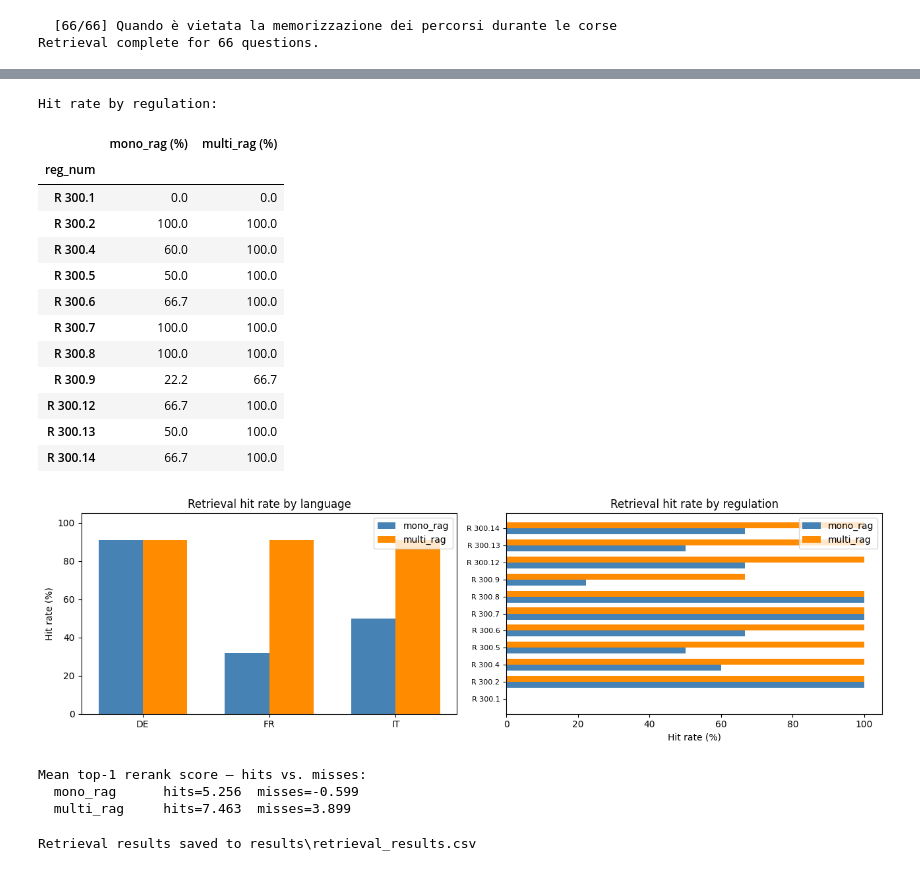
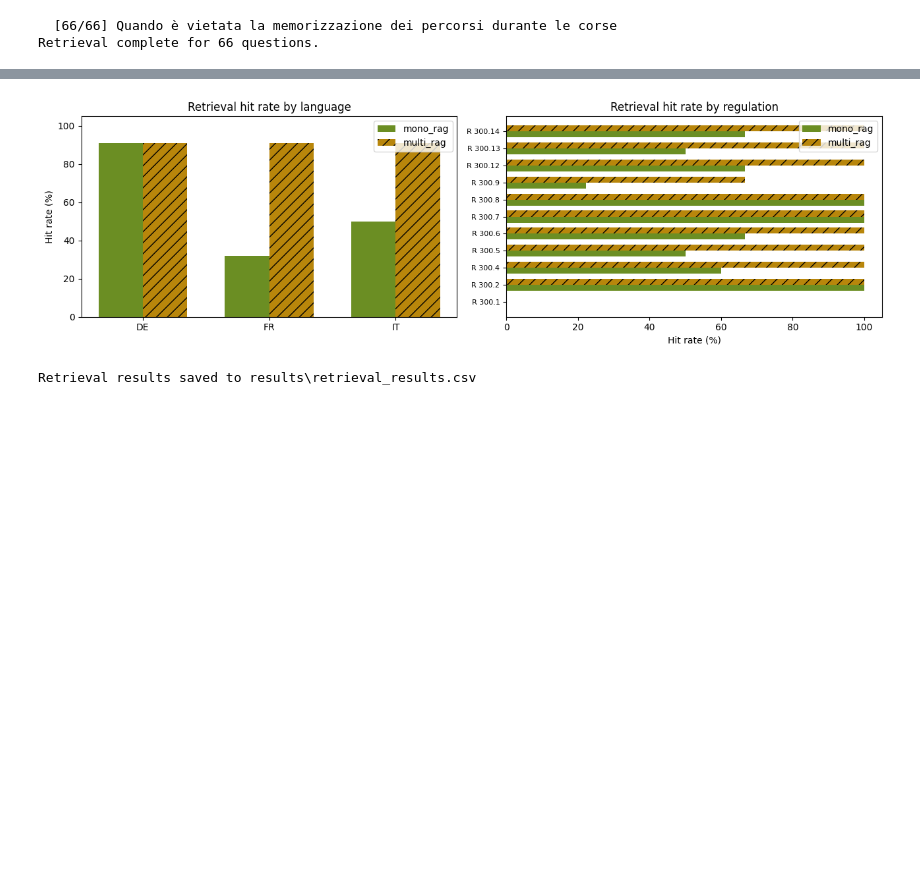
Before and after one commit to WpnSta/CAS_Project_tRAG, a Jupyter notebook: notebooks/evaluation.ipynb, the cells around one changed output, grey strips where cells are left out. Cells and saved outputs as stored; diff of their text form; code cells hidden in the pictures; blank space fills up the shorter version.

```diff
--- a/notebooks/evaluation.ipynb
+++ b/notebooks/evaluation.ipynb
@@ -209,49 +270,18 @@ Retrieval complete for 66 questions.
 # %%
-if not RUN_RETRIEVAL:
-    print("RUN_RETRIEVAL is False — skipping.")
-else:
-    n = len(df_retr)
+# Charts
+fig, axes = plt.subplots(1, 2, figsize=(13, 4))
+langs = lang_r.index.tolist(); x = np.arange(len(langs)); w = 0.35
+axes[0].bar(x - w/2, lang_r["mono_rag (%)"],  w, label="mono_rag",  color="olivedrab")
+axes[0].bar(x + w/2, lang_r["multi_rag (%)"], w, label="multi_rag", color="darkgoldenrod", hatch="//")
+axes[0].set_xticks(x); axes[0].set_xticklabels([l.upper() for l in langs])
+axes[0].set_ylabel("Hit rate (%)"); axes[0].set_ylim(0, 105)
+axes[0].set_title("Retrieval hit rate by language"); axes[0].legend()
 
-    # Overall hit rate
-    print(f"{'Setup':<12} {'Hits':>6} {'Total':>6} {'Hit rate':>10}")
-    print("-" * 38)
-    for setup, col in [("mono_rag", "hit_mono"), ("multi_rag", "hit_multi")]:
-        hits = int(df_retr[col].sum())
-        print(f"{setup:<12} {hits:>6} {n:>6} {100*hits/n:>9.1f}%")
-
-    # By language
-    lang_r = df_retr.groupby("Language")[["hit_mono", "hit_multi"]].mean() * 100
-    lang_r.columns = ["mono_rag (%)", "multi_rag (%)"]
-    print("\nHit rate by language:"); display(lang_r.round(1))
-
-    # By regulation
-    reg_r = df_retr.groupby("reg_num")[["hit_mono", "hit_multi"]].mean() * 100
-    reg_r.columns = ["mono_rag (%)", "multi_rag (%)"]
-    reg_r = reg_r.sort_index(key=lambda s: s.str.extract(r'(\d+)$')[0].astype(int))
-    print("\nHit rate by regulation:"); display(reg_r.round(1))
-
-    # Charts
-    fig, axes = plt.subplots(1, 2, figsize=(13, 4))
-    langs = lang_r.index.tolist(); x = np.arange(len(langs)); w = 0.35
-    axes[0].bar(x - w/2, lang_r["mono_rag (%)"],  w, label="mono_rag",  color="steelblue")
-    axes[0].bar(x + w/2, lang_r["multi_rag (%)"], w, label="multi_rag", color="darkorange")
-    axes[0].set_xticks(x); axes[0].set_xticklabels([l.upper() for l in langs])
-    axes[0].set_ylabel("Hit rate (%)"); axes[0].set_ylim(0, 105)
-    axes[0].set_title("Retrieval hit rate by language"); axes[0].legend()
-
-    regs = reg_r.index.tolist(); y = np.arange(len(regs))
-    axes[1].barh(y - w/2, reg_r["mono_rag (%)"],  w, label="mono_rag",  color="steelblue")
-    axes[1].barh(y + w/2, reg_r["multi_rag (%)"], w, label="multi_rag", color="darkorange")
-    axes[1].set_yticks(y); axes[1].set_yticklabels(regs, fontsize=8)
-    axes[1].set_xlabel("Hit rate (%)"); axes[1].set_xlim(0, 105)
-    axes[1].set_title("Retrieval hit rate by regulation"); axes[1].legend()
-    plt.tight_layout(); plt.show()
-
-    # Rerank scores: hits vs. misses
-    print("\nMean top-1 rerank score — hits vs. misses:")
-    for setup, hc, sc in [("mono_rag", "hit_mono", "rerank_mono"),
-                           ("multi_rag", "hit_multi", "rerank_multi")]:
-        h = df_retr.loc[df_retr[hc] == True,  sc].mean()
-        m = df_retr.loc[df_retr[hc] == False, sc].mean()
-        print(f"  {setup:<12}  hits={h:.3f}  misses={m:.3f}")
+regs = reg_r.index.tolist(); y = np.arange(len(regs))
+axes[1].barh(y - w/2, reg_r["mono_rag (%)"],  w, label="mono_rag",  color="olivedrab")
+axes[1].barh(y + w/2, reg_r["multi_rag (%)"], w, label="multi_rag", color="darkgoldenrod", hatch="//")
+axes[1].set_yticks(y); axes[1].set_yticklabels(regs, fontsize=8)
+axes[1].set_xlabel("Hit rate (%)"); axes[1].set_xlim(0, 105)
+axes[1].set_title("Retrieval hit rate by regulation"); axes[1].legend()
+plt.tight_layout(); plt.show()
 # %% [output]
@@ -269,21 +288,4 @@ Hit rate by language:
-Hit rate by regulation:
-|  | mono_rag (%) | multi_rag (%) |
-| reg_num |  |  |
-| R 300.1 | 0.0 | 0.0 |
-| R 300.2 | 100.0 | 100.0 |
-| R 300.4 | 60.0 | 100.0 |
-| R 300.5 | 50.0 | 100.0 |
-| R 300.6 | 66.7 | 100.0 |
-| R 300.7 | 100.0 | 100.0 |
-| R 300.8 | 100.0 | 100.0 |
-| R 300.9 | 22.2 | 66.7 |
-| R 300.12 | 66.7 | 100.0 |
-| R 300.13 | 50.0 | 100.0 |
-| R 300.14 | 66.7 | 100.0 |
-[figure, old version]
+[figure, new version]
-Mean top-1 rerank score — hits vs. misses:
-  mono_rag      hits=5.256  misses=-0.599
-  multi_rag     hits=7.463  misses=3.899
 # %%
 if not RUN_RETRIEVAL:
     print("RUN_RETRIEVAL is False — skipping export.")
```
Also changed, not shown: parts of 10 cells of this notebook, 2 other files.
